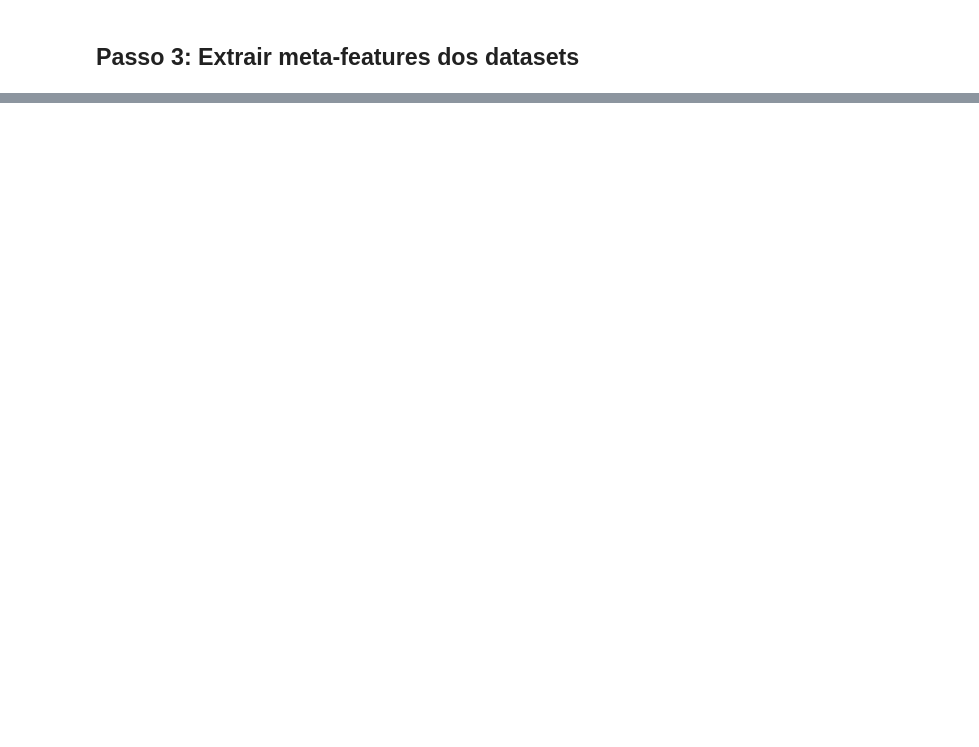
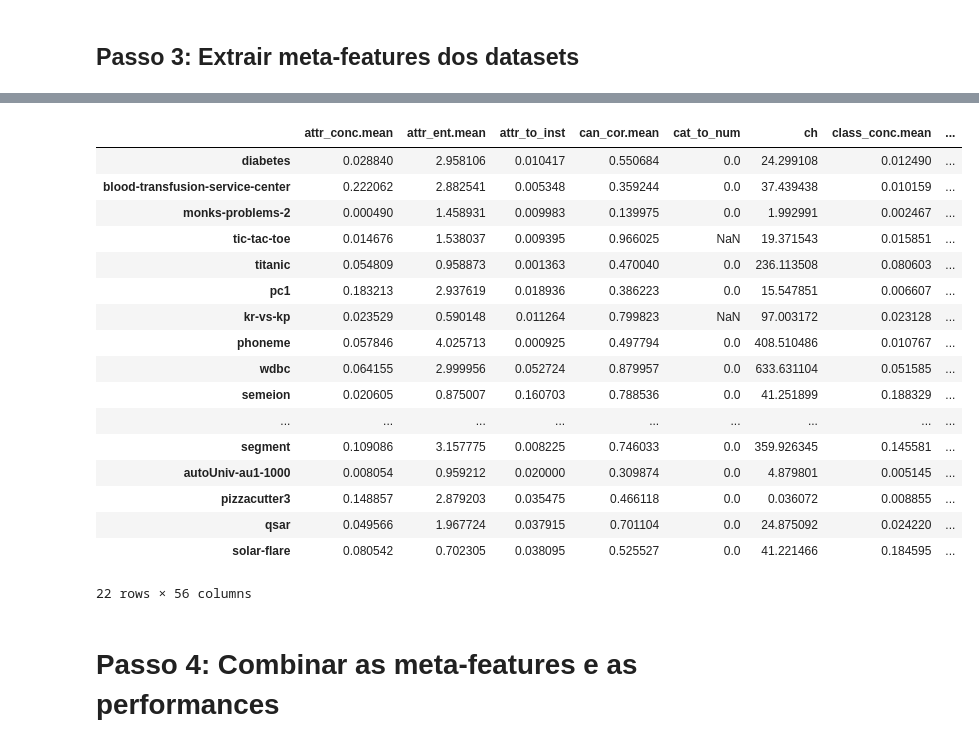
Before and after one commit to amorimlb/Meta-aprendizagem-2026.1-code, a Jupyter notebook: Example3/Example3.ipynb, the cells around one changed output, grey strips where cells are left out. Drawn from its saved outputs; the diff is of its cells as text; code cells hidden in the pictures; blank space fills up the shorter version.

```diff
--- a/Example3/Example3.ipynb
+++ b/Example3/Example3.ipynb
@@ -220,5 +504,23 @@ meta_features_df = pd.DataFrame(meta_features_results)
 # %%
-print('\nMeta-features DataFrame:')
-print(meta_features_df.head())
-print(f'\nShape: {meta_features_df.shape}')
-print(f'\nColumns: {meta_features_df.columns.tolist()}')
+meta_features_df
+# %% [output]
+|  | attr_conc.mean | attr_ent.mean | attr_to_inst | can_cor.mean | cat_to_num | ch | class_conc.mean | ... |
+| diabetes | 0.028840 | 2.958106 | 0.010417 | 0.550684 | 0.0 | 24.299108 | 0.012490 | ... |
+| blood-transfusion-service-center | 0.222062 | 2.882541 | 0.005348 | 0.359244 | 0.0 | 37.439438 | 0.010159 | ... |
+| monks-problems-2 | 0.000490 | 1.458931 | 0.009983 | 0.139975 | 0.0 | 1.992991 | 0.002467 | ... |
+| tic-tac-toe | 0.014676 | 1.538037 | 0.009395 | 0.966025 | NaN | 19.371543 | 0.015851 | ... |
+| titanic | 0.054809 | 0.958873 | 0.001363 | 0.470040 | 0.0 | 236.113508 | 0.080603 | ... |
+| pc1 | 0.183213 | 2.937619 | 0.018936 | 0.386223 | 0.0 | 15.547851 | 0.006607 | ... |
+| kr-vs-kp | 0.023529 | 0.590148 | 0.011264 | 0.799823 | NaN | 97.003172 | 0.023128 | ... |
+| phoneme | 0.057846 | 4.025713 | 0.000925 | 0.497794 | 0.0 | 408.510486 | 0.010767 | ... |
+| wdbc | 0.064155 | 2.999956 | 0.052724 | 0.879957 | 0.0 | 633.631104 | 0.051585 | ... |
+| semeion | 0.020605 | 0.875007 | 0.160703 | 0.788536 | 0.0 | 41.251899 | 0.188329 | ... |
+| ... | ... | ... | ... | ... | ... | ... | ... | ... |
+| segment | 0.109086 | 3.157775 | 0.008225 | 0.746033 | 0.0 | 359.926345 | 0.145581 | ... |
+| autoUniv-au1-1000 | 0.008054 | 0.959212 | 0.020000 | 0.309874 | 0.0 | 4.879801 | 0.005145 | ... |
+| pizzacutter3 | 0.148857 | 2.879203 | 0.035475 | 0.466118 | 0.0 | 0.036072 | 0.008855 | ... |
+| qsar | 0.049566 | 1.967724 | 0.037915 | 0.701104 | 0.0 | 24.875092 | 0.024220 | ... |
+| solar-flare | 0.080542 | 0.702305 | 0.038095 | 0.525527 | 0.0 | 41.221466 | 0.184595 | ... |
+22 rows × 56 columns
+# %% [markdown]
+# Passo 4: Combinar as meta-features e as performances
```
Also changed, not shown: parts of 20 cells of this notebook.
